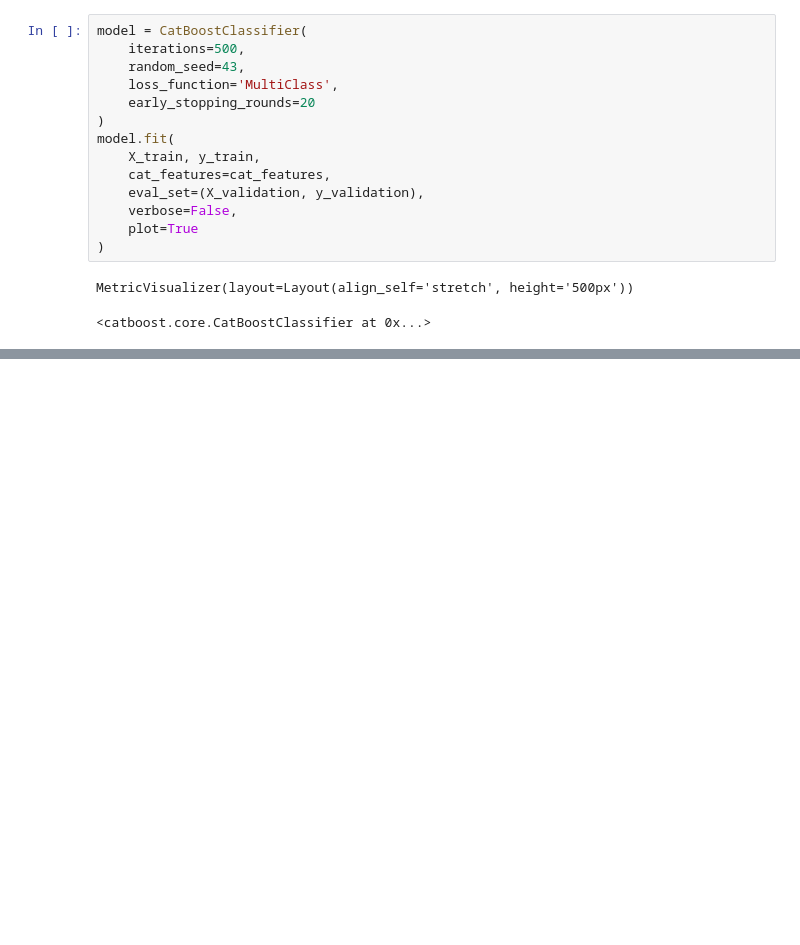
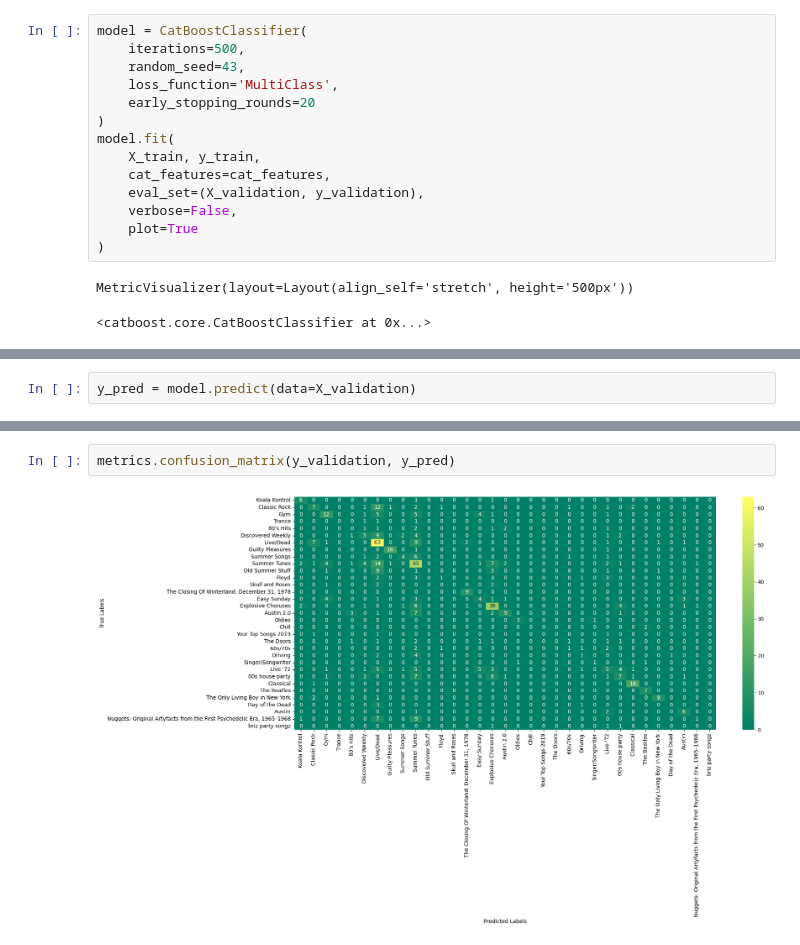
Before and after one commit to jmoro0408/playlist-creator, a Jupyter notebook: playlist-creator/modelling/catboost/1.0_modelling.ipynb, the cells around one changed output, grey strips where cells are left out. Saved outputs shown, nothing was run; the diff lists cells and outputs as text; blank space fills up the shorter version.

Commit message:
import metrics file

```diff
--- a/playlist-creator/modelling/catboost/1.0_modelling.ipynb
+++ b/playlist-creator/modelling/catboost/1.0_modelling.ipynb
@@ -155,0 +142,2 @@ CatBoostError: catboost/private/libs/target/data_providers.cpp:405: Non-Multicla
+# %%
+y_pred = model.predict(data=X_validation)
@@ -155,0 +170,4 @@ CatBoostError: catboost/private/libs/target/data_providers.cpp:405: Non-Multicla
+# %%
+metrics.confusion_matrix(y_validation, y_pred)
+# %% [output]
+[figure, added]
```
Also changed, not shown: parts of 7 cells of this notebook.
